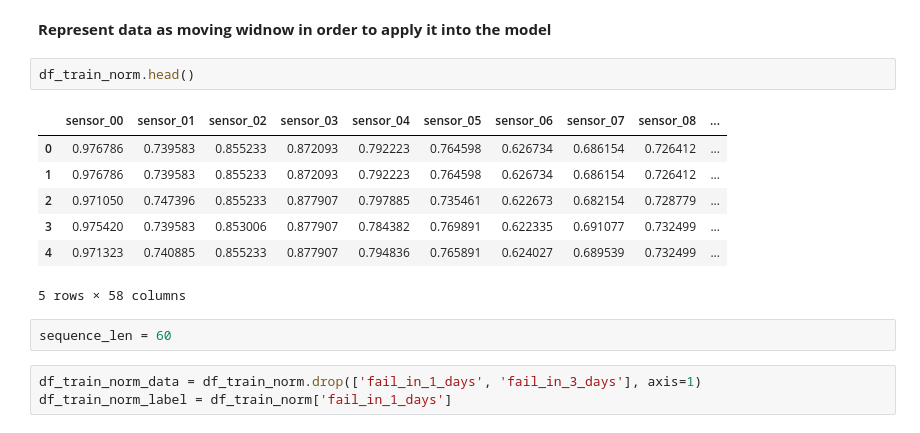
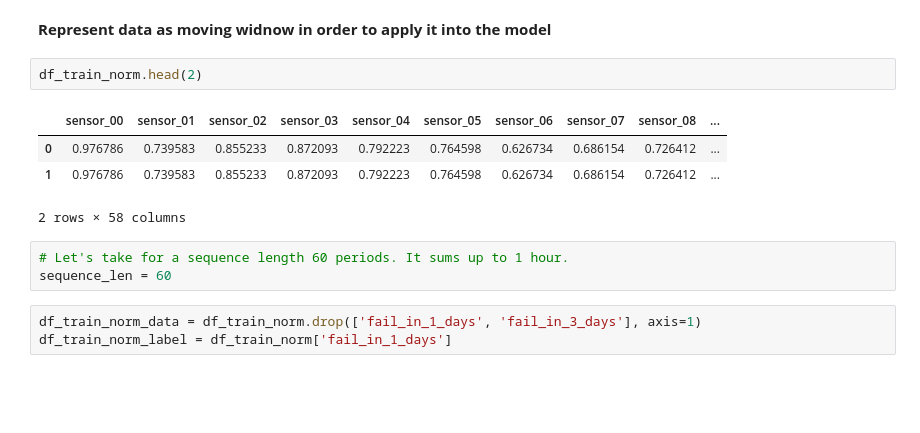
Before and after one commit to Sypek/pump_sensor_predictive_maintenance, a Jupyter notebook: sensor_pump_1.ipynb, the cells around one changed output. Saved outputs shown, nothing was run; the diff lists cells and outputs as text; blank space fills up the shorter version.

```diff
--- a/sensor_pump_1.ipynb
+++ b/sensor_pump_1.ipynb
@@ -302,17 +325,15 @@ df_test_norm = pd.DataFrame(min_max.fit_transform(df_test), columns=col_names, i
 # %% [markdown]
 **Represent data as moving widnow in order to apply it into the model**
 # %%
-df_train_norm.head()
+df_train_norm.head(2)
 # %% [output]
 |  | sensor_00 | sensor_01 | sensor_02 | sensor_03 | sensor_04 | sensor_05 | sensor_06 | sensor_07 | sensor_08 | ... |
 | 0 | 0.976786 | 0.739583 | 0.855233 | 0.872093 | 0.792223 | 0.764598 | 0.626734 | 0.686154 | 0.726412 | ... |
 | 1 | 0.976786 | 0.739583 | 0.855233 | 0.872093 | 0.792223 | 0.764598 | 0.626734 | 0.686154 | 0.726412 | ... |
-| 2 | 0.971050 | 0.747396 | 0.855233 | 0.877907 | 0.797885 | 0.735461 | 0.622673 | 0.682154 | 0.728779 | ... |
-| 3 | 0.975420 | 0.739583 | 0.853006 | 0.877907 | 0.784382 | 0.769891 | 0.622335 | 0.691077 | 0.732499 | ... |
-| 4 | 0.971323 | 0.740885 | 0.855233 | 0.877907 | 0.794836 | 0.765891 | 0.624027 | 0.689539 | 0.732499 | ... |
-5 rows × 58 columns
+2 rows × 58 columns
-# %%
-sequence_len = 60
+# %%
+# Let's take for a sequence length 60 periods. It sums up to 1 hour.
+sequence_len = 60
 # %%
 df_train_norm_data = df_train_norm.drop(['fail_in_1_days', 'fail_in_3_days'], axis=1)
 df_train_norm_label = df_train_norm['fail_in_1_days']
```
Also changed, not shown: parts of 19 cells of this notebook.
